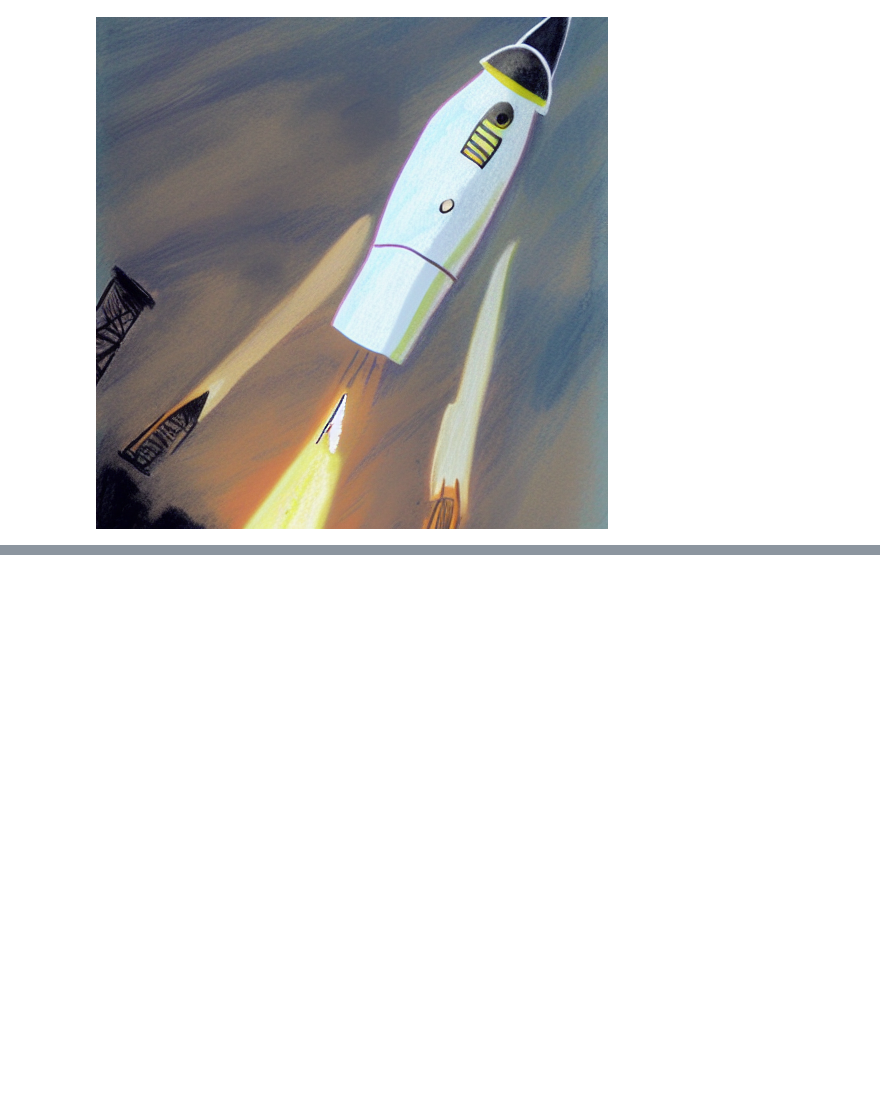
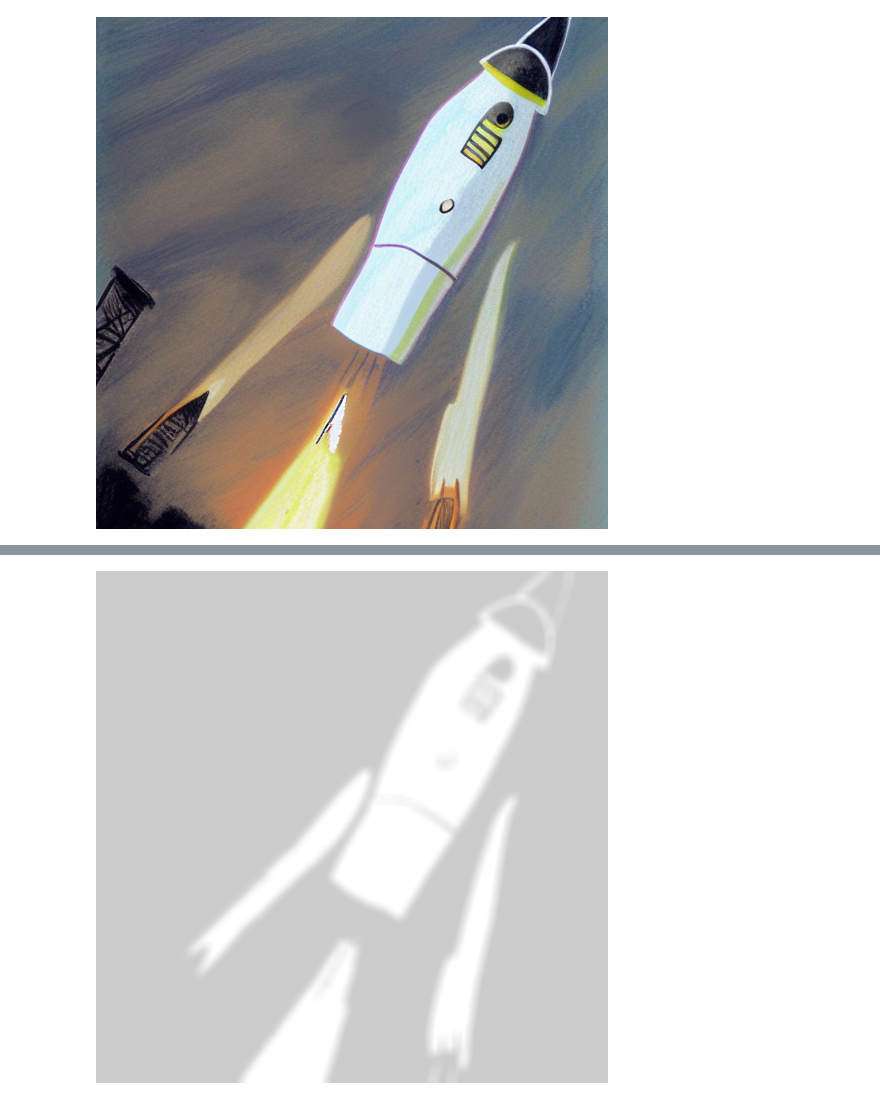
Before and after one commit to Stability-AI/stability-sdk, a Jupyter notebook: nbs/demo_colab.ipynb, the cells around one changed output, grey strips where cells are left out. Cells and saved outputs as stored; diff of their text form; code cells hidden in the pictures; blank space fills up the shorter version.

```diff
--- a/nbs/demo_colab.ipynb
+++ b/nbs/demo_colab.ipynb
@@ -95,3 +99,13 @@ mask
+# %%
+# fuzzing the mask edges generally improves synthesis results
+
+from torchvision.transforms import GaussianBlur
+
+blur = GaussianBlur(11,20)
+mask = blur(mask)
+mask
+# %% [output]
+[figure, added]
 # %%
 # now, let's send our drawing into space
 answers = stability_api.generate(
```
Also changed, not shown: parts of 2 cells of this notebook.
